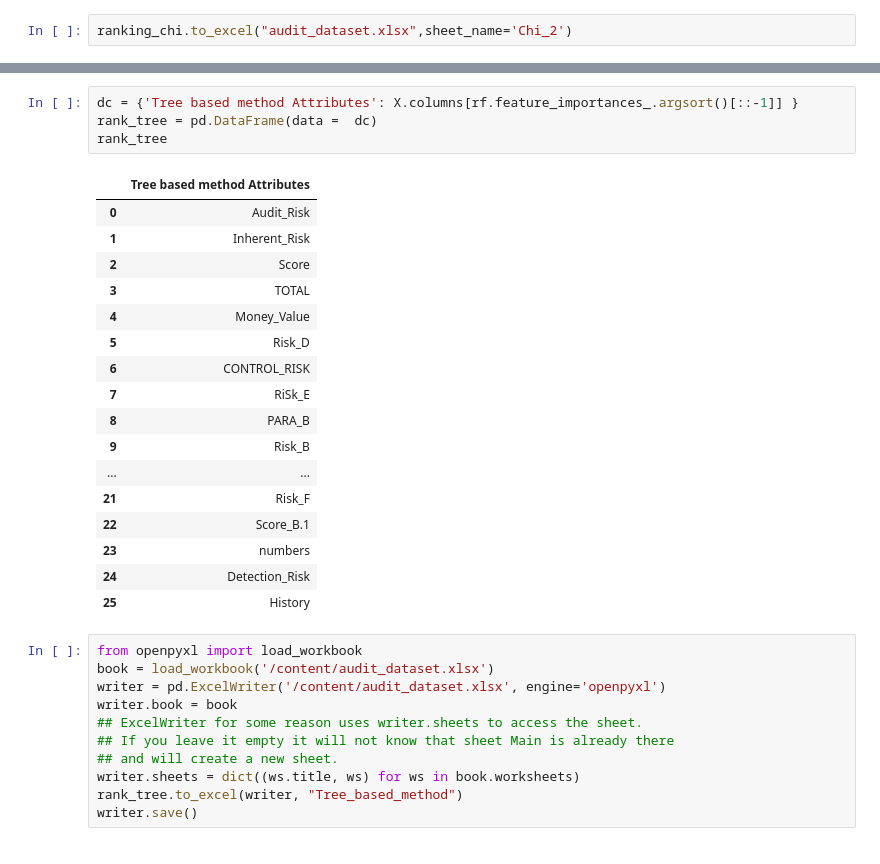
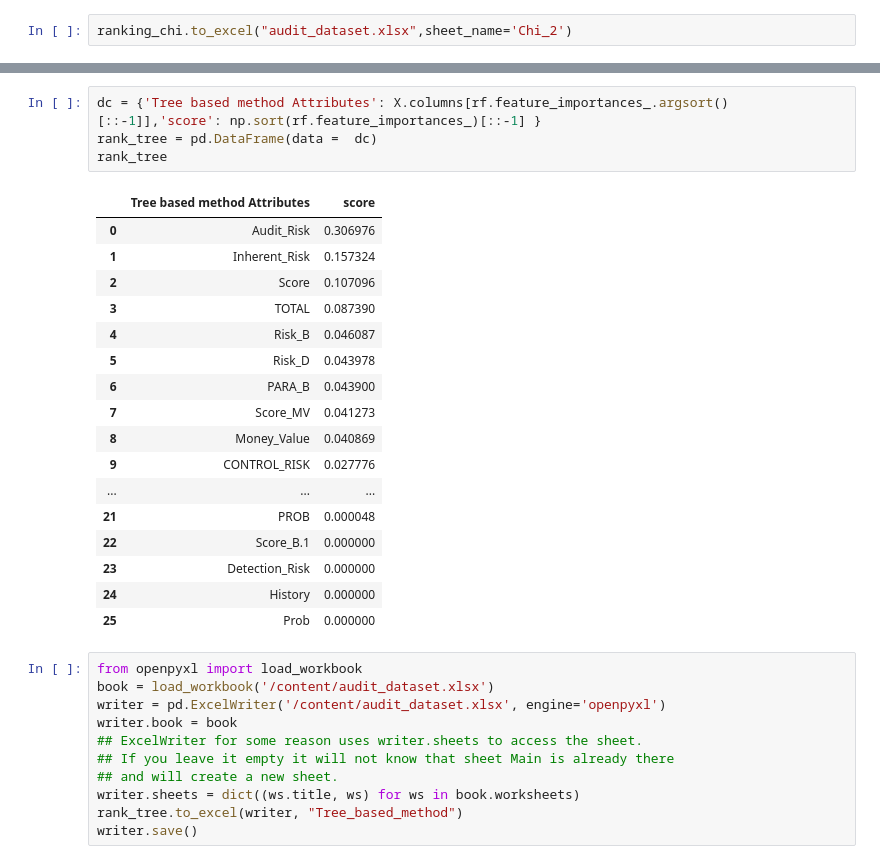
Before and after one commit to Noob919/Feature_selection, a Jupyter notebook: Audit.ipynb, the cells around one changed output, grey strips where cells are left out. Saved outputs shown, nothing was run; the diff lists cells and outputs as text.

```diff
--- a/Audit.ipynb
+++ b/Audit.ipynb
@@ -119,25 +119,25 @@ Text(0.5, 0, 'Feature Importance')
 # %%
-dc = {'Tree based method Attributes': X.columns[rf.feature_importances_.argsort()[::-1]] }
+dc = {'Tree based method Attributes': X.columns[rf.feature_importances_.argsort()[::-1]],'score': np.sort(rf.feature_importances_)[::-1] }
 rank_tree = pd.DataFrame(data =  dc)
 rank_tree
 # %% [output]
-|  | Tree based method Attributes |
-| 0 | Audit_Risk |
-| 1 | Inherent_Risk |
-| 2 | Score |
-| 3 | TOTAL |
-| 4 | Money_Value |
-| 5 | Risk_D |
-| 6 | CONTROL_RISK |
-| 7 | RiSk_E |
-| 8 | PARA_B |
-| 9 | Risk_B |
-| ... | ... |
-| 21 | Risk_F |
-| 22 | Score_B.1 |
-| 23 | numbers |
-| 24 | Detection_Risk |
-| 25 | History |
+|  | Tree based method Attributes | score |
+| 0 | Audit_Risk | 0.306976 |
+| 1 | Inherent_Risk | 0.157324 |
+| 2 | Score | 0.107096 |
+| 3 | TOTAL | 0.087390 |
+| 4 | Risk_B | 0.046087 |
+| 5 | Risk_D | 0.043978 |
+| 6 | PARA_B | 0.043900 |
+| 7 | Score_MV | 0.041273 |
+| 8 | Money_Value | 0.040869 |
+| 9 | CONTROL_RISK | 0.027776 |
+| ... | ... | ... |
+| 21 | PROB | 0.000048 |
+| 22 | Score_B.1 | 0.000000 |
+| 23 | Detection_Risk | 0.000000 |
+| 24 | History | 0.000000 |
+| 25 | Prob | 0.000000 |
 # %%
 from openpyxl import load_workbook
 book = load_workbook('/content/audit_dataset.xlsx')
```
Also changed, not shown: parts of 12 cells of this notebook.
